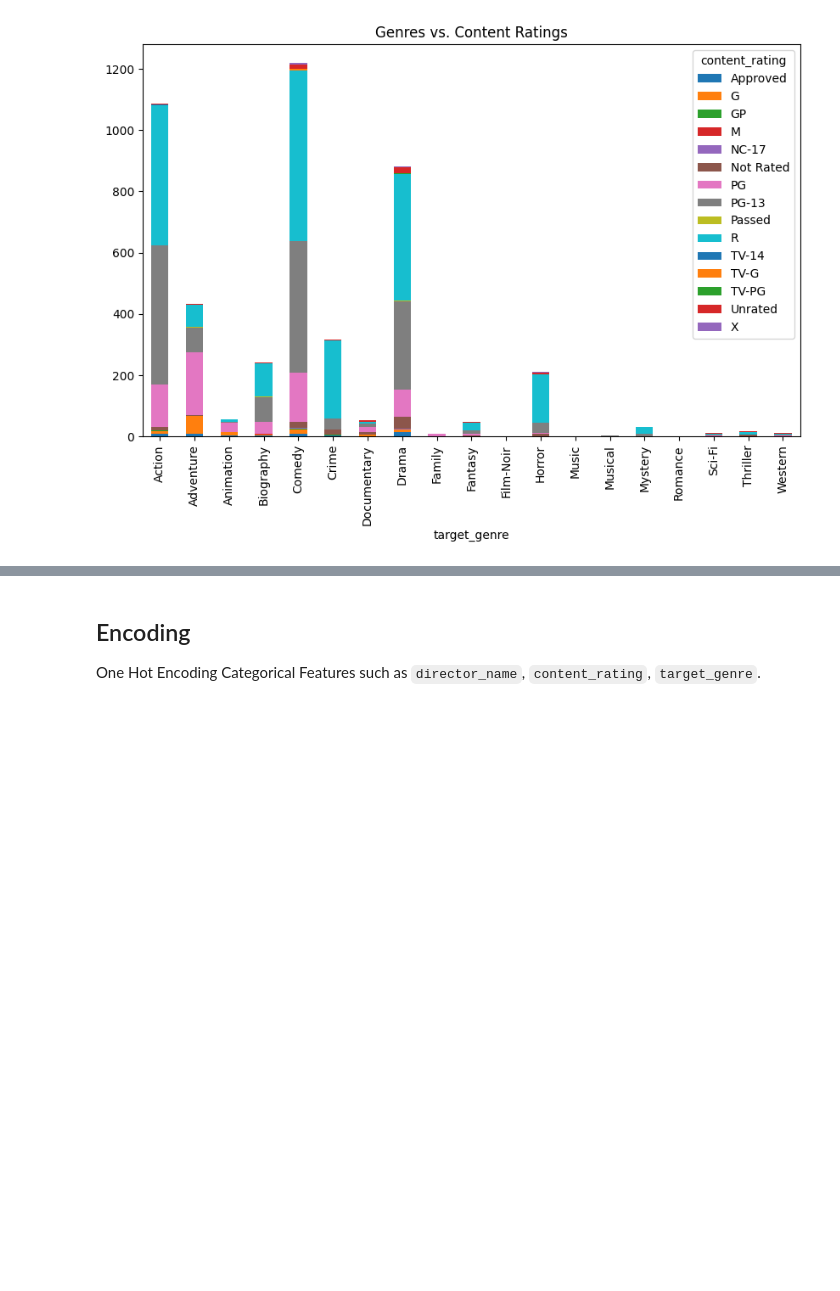
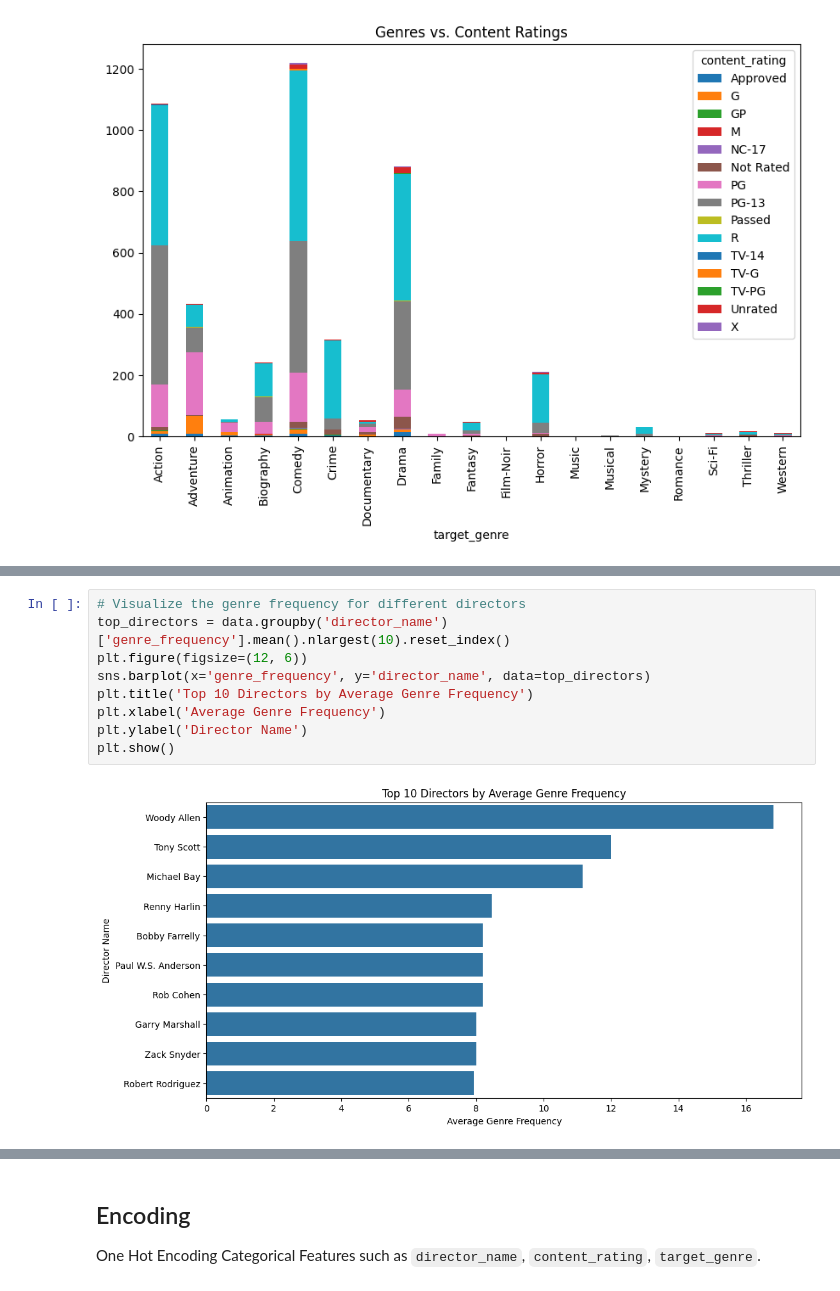
Before and after one commit to emharsha1812/CDS-Challenge, a Jupyter notebook: CodeSubmission.ipynb, the cells around one changed output, grey strips where cells are left out. Saved outputs shown, nothing was run; the diff lists cells and outputs as text; blank space fills up the shorter version.

```diff
--- a/CodeSubmission.ipynb
+++ b/CodeSubmission.ipynb
@@ -232,0 +243,11 @@ Index(['director_name', 'num_critic_for_reviews', 'duration',
+# %%
+# Visualize the genre frequency for different directors
+top_directors = data.groupby('director_name')['genre_frequency'].mean().nlargest(10).reset_index()
+plt.figure(figsize=(12, 6))
+sns.barplot(x='genre_frequency', y='director_name', data=top_directors)
+plt.title('Top 10 Directors by Average Genre Frequency')
+plt.xlabel('Average Genre Frequency')
+plt.ylabel('Director Name')
+plt.show()
+# %% [output]
+[figure, added]
```
Also changed, not shown: parts of 14 cells of this notebook, 3 other files.
